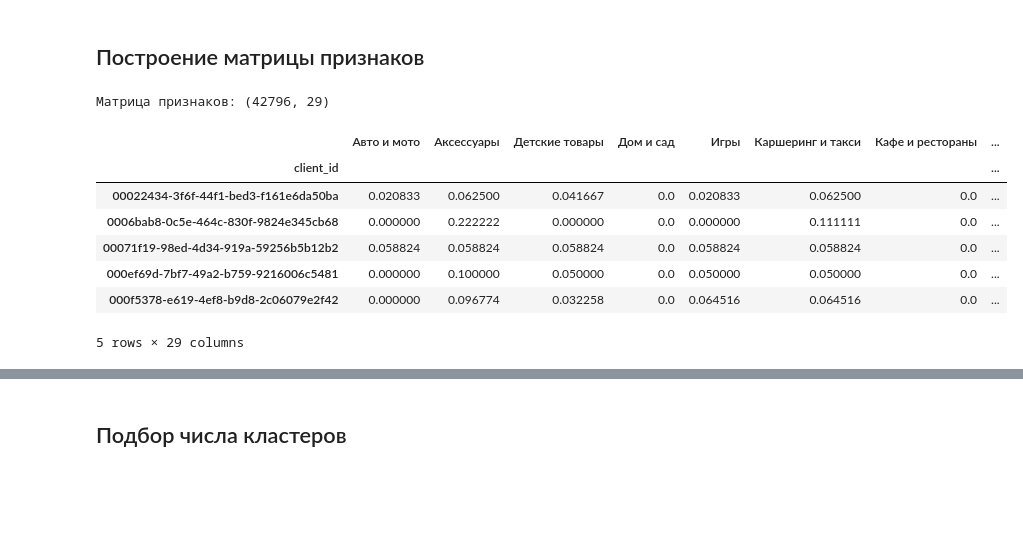
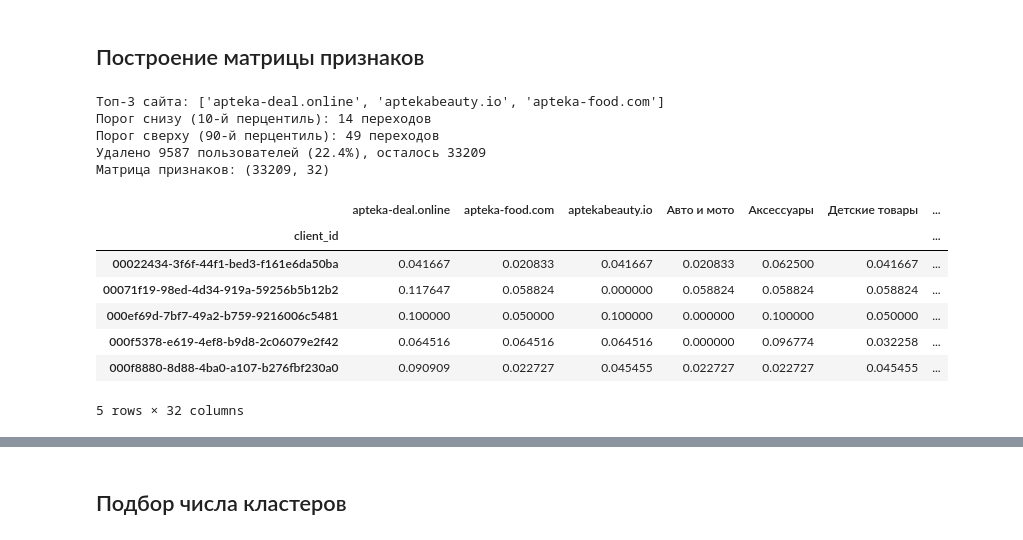
Before and after one commit to disarrik/hackaton-sem4, a Jupyter notebook: clustering.ipynb, the cells around one changed output, grey strips where cells are left out. Cells and saved outputs as stored; diff of their text form; code cells hidden in the pictures; blank space fills up the shorter version.

```diff
--- a/clustering.ipynb
+++ b/clustering.ipynb
@@ -71,30 +72,54 @@ max       80.000000     23.000000
 # %%
 merged = activity.merge(websites, on='website', how='left')
 merged = merged.merge(categories, left_on='category_id', right_on='id', how='left', suffixes=('', '_cat'))
 merged = merged.dropna(subset=['name'])
 
-pivot = merged.groupby(['client_id', 'name']).size().unstack(fill_value=0)
+# Топ-3 сайта по суммарному числу посещений — выносим в отдельные категории
+top3_sites = merged['website'].value_counts().head(3).index.tolist()
+print(f"Топ-3 сайта: {top3_sites}")
+
+# Для топ-3 сайтов заменяем категорию на название самого сайта
+merged['category_label'] = merged.apply(
+    lambda row: row['website'] if row['website'] in top3_sites else row['name'], axis=1
+)
+
+pivot = merged.groupby(['client_id', 'category_label']).size().unstack(fill_value=0)
 pivot.columns.name = None
+
+# Удаляем шум: убираем 10% пользователей с наименьшим и 10% с наибольшим суммарным числом переходов
+total_visits = pivot.sum(axis=1)
+low_threshold = total_visits.quantile(0.10)
+high_threshold = total_visits.quantile(0.90)
+n_before = len(pivot)
+pivot = pivot[(total_visits > low_threshold) & (total_visits < high_threshold)]
+n_after = len(pivot)
+print(f"Порог снизу (10-й перцентиль): {low_threshold:.0f} переходов")
+print(f"Порог сверху (90-й перцентиль): {high_threshold:.0f} переходов")
+print(f"Удалено {n_before - n_after} пользователей ({(n_before - n_after) / n_before * 100:.1f}%), осталось {n_after}")
 
 # Нормализуем строки: делим каждую на сумму по строке.
 # Без этого KMeans разделит пользователей по объёму активности
 # (активные vs неактивные), а не по профилю интересов.
 # После нормализации каждая строка — распределение долей посещений
 # по категориям, и кластеризация идёт именно по паттерну интересов.
 pivot = pivot.div(pivot.sum(axis=1), axis=0)
 
 print(f"Матрица признаков: {pivot.shape}")
 pivot.head()
 # %% [output]
-Матрица признаков: (42796, 29)
+Топ-3 сайта: ['apteka-deal.online', 'aptekabeauty.io', 'apteka-food.com']
+Порог снизу (10-й перцентиль): 14 переходов
+Порог сверху (90-й перцентиль): 49 переходов
+Удалено 9587 пользователей (22.4%), осталось 33209
+Матрица признаков: (33209, 32)
-|  | Авто и мото | Аксессуары | Детские товары | Дом и сад | Игры | Каршеринг и такси | Кафе и рестораны | ... |
-| client_id |  |  |  |  |  |  |  | ... |
-| 00022434-3f6f-44f1-bed3-f161e6da50ba | 0.020833 | 0.062500 | 0.041667 | 0.0 | 0.020833 | 0.062500 | 0.0 | ... |
-| 0006bab8-0c5e-464c-830f-9824e345cb68 | 0.000000 | 0.222222 | 0.000000 | 0.0 | 0.000000 | 0.111111 | 0.0 | ... |
-| 00071f19-98ed-4d34-919a-59256b5b12b2 | 0.058824 | 0.058824 | 0.058824 | 0.0 | 0.058824 | 0.058824 | 0.0 | ... |
-| 000ef69d-7bf7-49a2-b759-9216006c5481 | 0.000000 | 0.100000 | 0.050000 | 0.0 | 0.050000 | 0.050000 | 0.0 | ... |
-| 000f5378-e619-4ef8-b9d8-2c06079e2f42 | 0.000000 | 0.096774 | 0.032258 | 0.0 | 0.064516 | 0.064516 | 0.0 | ... |
+|  | apteka-deal.online | apteka-food.com | aptekabeauty.io | Авто и мото | Аксессуары | Детские товары | ... |
+| client_id |  |  |  |  |  |  | ... |
+| 00022434-3f6f-44f1-bed3-f161e6da50ba | 0.041667 | 0.020833 | 0.041667 | 0.020833 | 0.062500 | 0.041667 | ... |
+| 00071f19-98ed-4d34-919a-59256b5b12b2 | 0.117647 | 0.058824 | 0.000000 | 0.058824 | 0.058824 | 0.058824 | ... |
+| 000ef69d-7bf7-49a2-b759-9216006c5481 | 0.100000 | 0.050000 | 0.100000 | 0.000000 | 0.100000 | 0.050000 | ... |
+| 000f5378-e619-4ef8-b9d8-2c06079e2f42 | 0.064516 | 0.064516 | 0.064516 | 0.000000 | 0.096774 | 0.032258 | ... |
+| 000f8880-8d88-4ba0-a107-b276fbf230a0 | 0.090909 | 0.022727 | 0.045455 | 0.022727 | 0.022727 | 0.045455 | ... |
-5 rows × 29 columns
+5 rows × 32 columns
 # %%
 scaler = StandardScaler()
 X = scaler.fit_transform(pivot)
```
Also changed, not shown: parts of 11 cells of this notebook.
